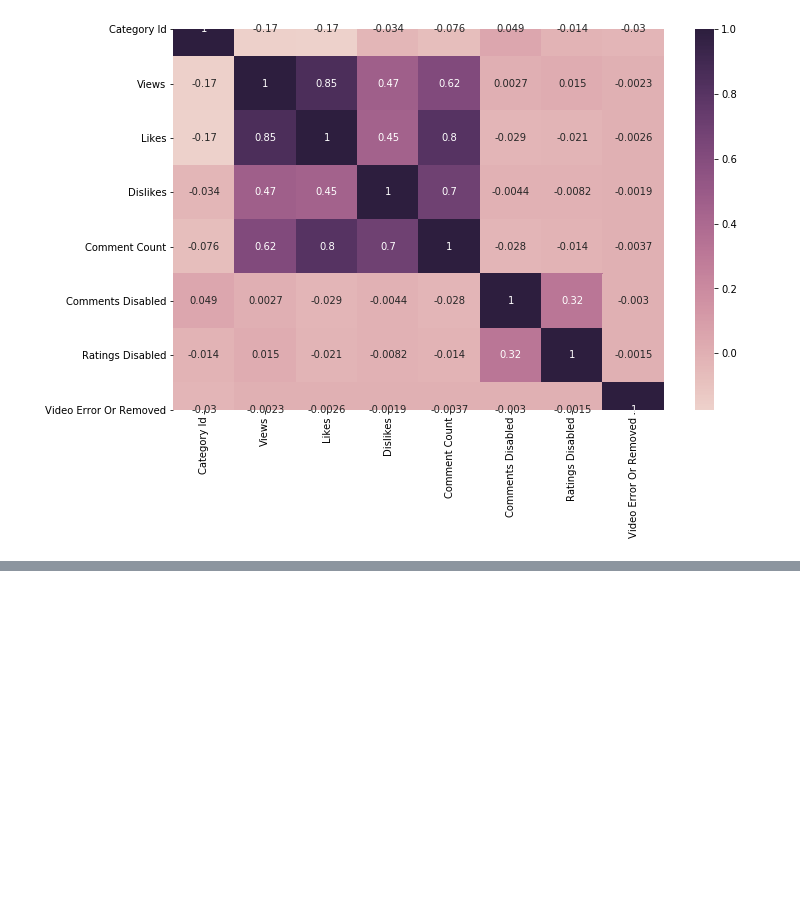
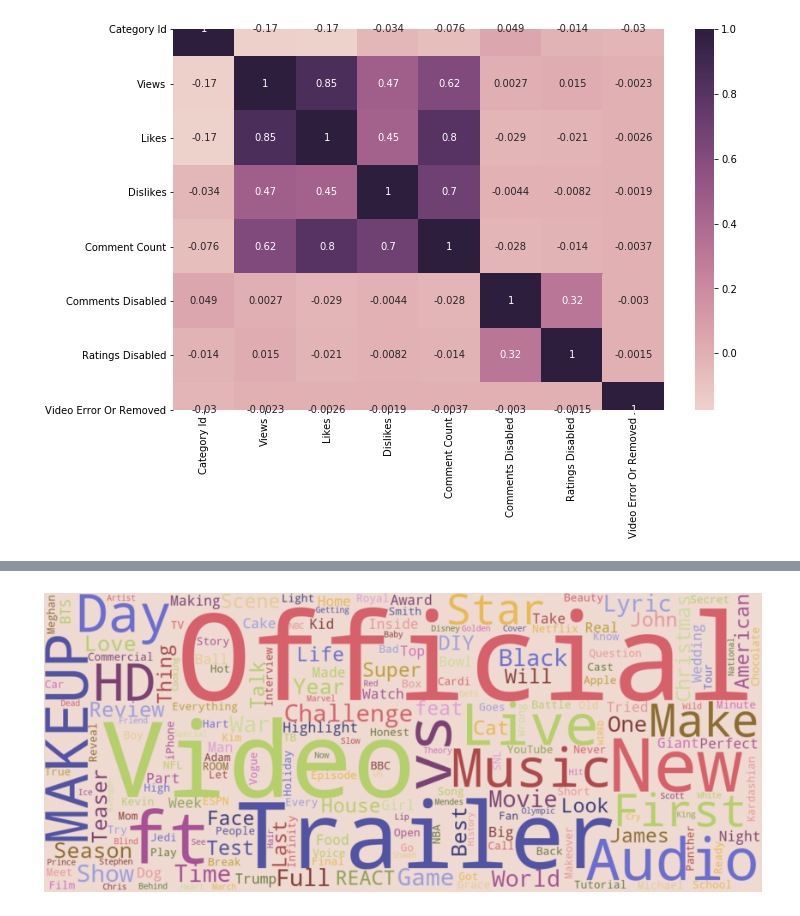
Before and after one commit to benitezal06/Trending-Youtube-Videos-Analysis, a Jupyter notebook: Youtube videos analysis.ipynb, the cells around one changed output, grey strips where cells are left out. Drawn from its saved outputs; the diff is of its cells as text; code cells hidden in the pictures; blank space fills up the shorter version.

```diff
--- a/Youtube videos analysis.ipynb
+++ b/Youtube videos analysis.ipynb
@@ -144,3 +144,8 @@ _ = sns.heatmap(df.corr(), annot=True, xticklabels=h_labels, yticklabels=h_label
                 cmap=sns.cubehelix_palette(as_cmap=True), ax=ax)
 # %% [output]
 [figure]
+# %%
+#Most common words in video titles.
+title_words = list(df["title"].apply(lambda x: x.split()))
+title_words = [x for y in title_words for x in y]
+Counter(title_words).most_common(25)
@@ -146,0 +170,9 @@ _ = sns.heatmap(df.corr(), annot=True, xticklabels=h_labels, yticklabels=h_label
+# %%
+wc = wordcloud.WordCloud(width=1200, height=500,
+                         collocations=False, background_color="#eedad1",
+                         colormap="tab20b").generate(" ".join(title_words))
+plt.figure(figsize=(15,10))
+plt.imshow(wc, interpolation='bilinear')
+_ = plt.axis("off")
+# %% [output]
+[figure, added]
```
Also changed, not shown: parts of 6 cells of this notebook.
